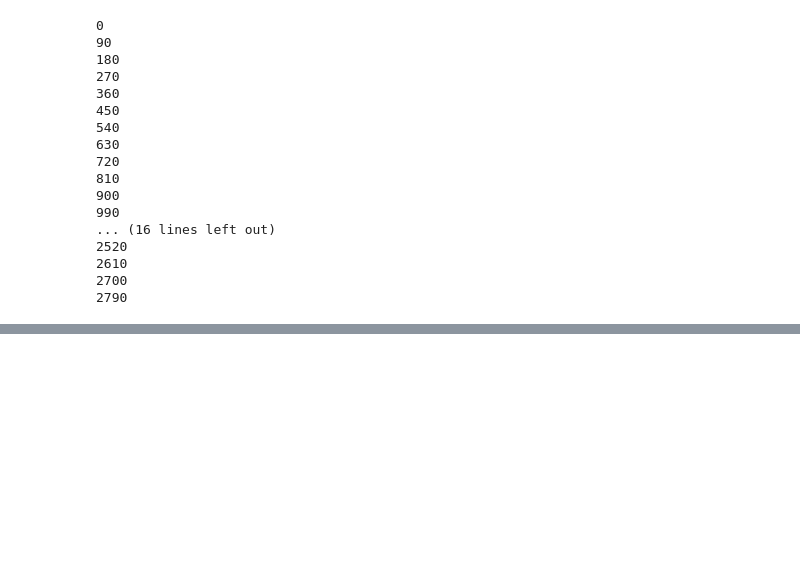
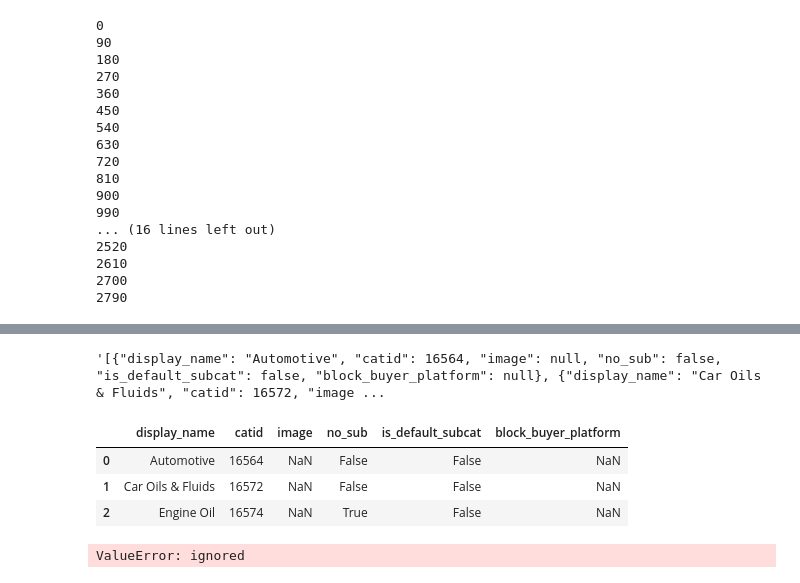
Before and after one commit to wengsengh/kglapi, a Jupyter notebook: get kaggle dataset.ipynb, the cells around one changed output, grey strips where cells are left out. Drawn from its saved outputs; the diff is of its cells as text; code cells hidden in the pictures; blank space fills up the shorter version.

```diff
--- a/get kaggle dataset.ipynb
+++ b/get kaggle dataset.ipynb
@@ -551,3 +551,13 @@ test(32)
 2610
 2700
 2790
+# %%
+import time
+import requests
+import json
+
+url1 = 'https://shopee.com.my/api/v2/item/get?itemid=1240850854&shopid=11737756'
+headers = {'User-Agent': 'Mozilla/5', 'Referer': 'https://shopee.com.my/oneauto2017'}
+
+r = requests.get(url1,headers=headers)
+api1_data = json.loads(r.text)
@@ -553,0 +584,21 @@ test(32)
+# %%
+import pandas as pd
+elevations = json.dumps(api1_data['item']['categories'])
+elevations
+# %% [output]
+'[{"display_name": "Automotive", "catid": 16564, "image": null, "no_sub": false, "is_default_subcat": false, "block_buyer_platform": null}, {"display_name": "Car Oils & Fluids", "catid": 16572, "image ...
+# %%
+data = pd.read_json(elevations)
+data
+# %% [output]
+|  | display_name | catid | image | no_sub | is_default_subcat | block_buyer_platform |
+| 0 | Automotive | 16564 | NaN | False | False | NaN |
+| 1 | Car Oils & Fluids | 16572 | NaN | False | False | NaN |
+| 2 | Engine Oil | 16574 | NaN | True | False | NaN |
+# %%
+
+elevations = json.dumps(api1_data['item'])
+data = pd.read_json(elevations)
+data
+# %% [output]
+ValueError: ignored
```
Also changed, not shown: parts of 1 cell of this notebook.
